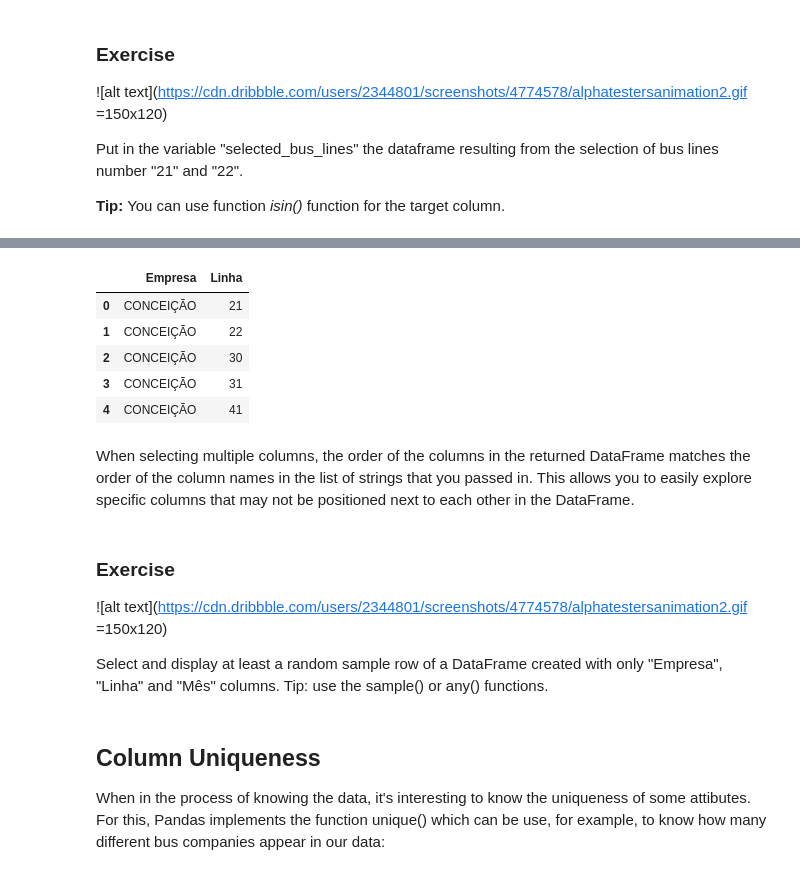
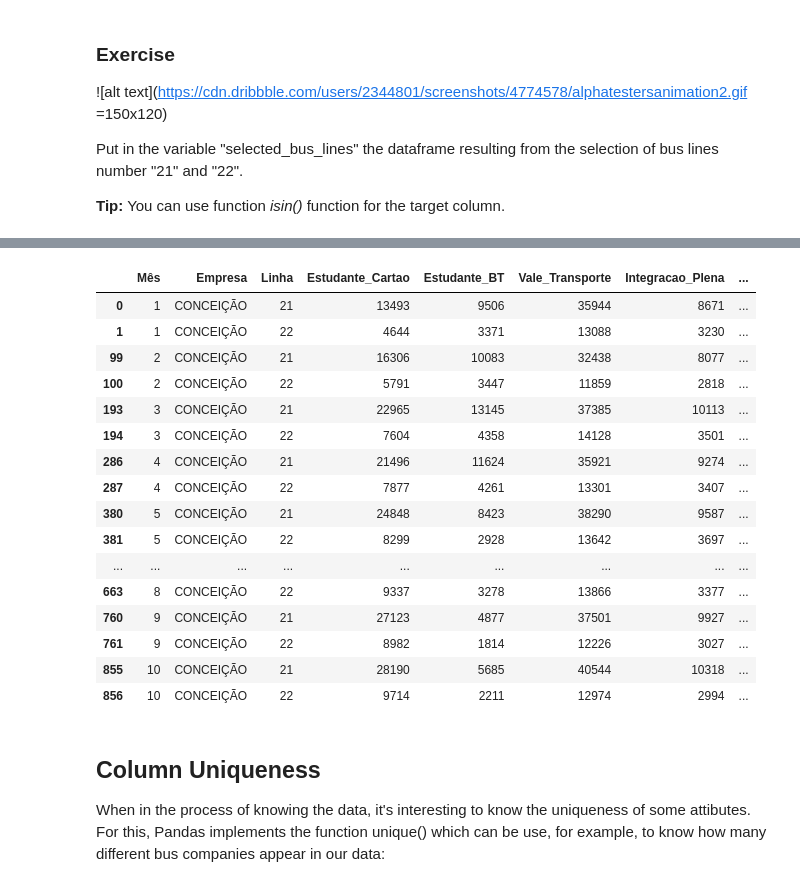
Before and after one commit to aguinaldoabbj/minicourse_flisol_natal_2019, a Jupyter notebook: extras/1_sol.ipynb, the cells around one changed output, grey strips where cells are left out. Cells and saved outputs as stored; diff of their text form; code cells hidden in the pictures.

```diff
--- a/extras/1_sol.ipynb
+++ b/extras/1_sol.ipynb
@@ -290,17 +370,0 @@ To select multiple columns, pass in a list of strings representing the column na
-# %%
-df[['Empresa','Linha']].head()
-# %% [output]
-|  | Empresa | Linha |
-| 0 | CONCEIÇÃO | 21 |
-| 1 | CONCEIÇÃO | 22 |
-| 2 | CONCEIÇÃO | 30 |
-| 3 | CONCEIÇÃO | 31 |
-| 4 | CONCEIÇÃO | 41 |
-# %% [markdown]
-When selecting multiple columns, the order of the columns in the returned DataFrame matches the order of the column names in the list of strings that you passed in. This allows you to easily explore specific columns that may not be positioned next to each other in the DataFrame.
-# %% [markdown]
-### Exercise
-
-![alt text](https://cdn.dribbble.com/users/2344801/screenshots/4774578/alphatestersanimation2.gif =150x120)
-
-Select and display at least a random sample row of a DataFrame created with only "Empresa", "Linha" and "Mês" columns. Tip: use the sample() or any() functions.
@@ -309,3 +371,24 @@ Select and display at least a random sample row of a DataFrame created with only
+# %%
+selected_bus_lines = df[df['Linha'].isin([21,22])]
+selected_bus_lines
+# %% [output]
+|  | Mês | Empresa | Linha | Estudante_Cartao | Estudante_BT | Vale_Transporte | Integracao_Plena | ... |
+| 0 | 1 | CONCEIÇÃO | 21 | 13493 | 9506 | 35944 | 8671 | ... |
+| 1 | 1 | CONCEIÇÃO | 22 | 4644 | 3371 | 13088 | 3230 | ... |
+| 99 | 2 | CONCEIÇÃO | 21 | 16306 | 10083 | 32438 | 8077 | ... |
+| 100 | 2 | CONCEIÇÃO | 22 | 5791 | 3447 | 11859 | 2818 | ... |
+| 193 | 3 | CONCEIÇÃO | 21 | 22965 | 13145 | 37385 | 10113 | ... |
+| 194 | 3 | CONCEIÇÃO | 22 | 7604 | 4358 | 14128 | 3501 | ... |
+| 286 | 4 | CONCEIÇÃO | 21 | 21496 | 11624 | 35921 | 9274 | ... |
+| 287 | 4 | CONCEIÇÃO | 22 | 7877 | 4261 | 13301 | 3407 | ... |
+| 380 | 5 | CONCEIÇÃO | 21 | 24848 | 8423 | 38290 | 9587 | ... |
+| 381 | 5 | CONCEIÇÃO | 22 | 8299 | 2928 | 13642 | 3697 | ... |
+| ... | ... | ... | ... | ... | ... | ... | ... | ... |
+| 663 | 8 | CONCEIÇÃO | 22 | 9337 | 3278 | 13866 | 3377 | ... |
+| 760 | 9 | CONCEIÇÃO | 21 | 27123 | 4877 | 37501 | 9927 | ... |
+| 761 | 9 | CONCEIÇÃO | 22 | 8982 | 1814 | 12226 | 3027 | ... |
+| 855 | 10 | CONCEIÇÃO | 21 | 28190 | 5685 | 40544 | 10318 | ... |
+| 856 | 10 | CONCEIÇÃO | 22 | 9714 | 2211 | 12974 | 2994 | ... |
 # %% [markdown]
 ## Column Uniqueness
 
```
Also changed, not shown: parts of 51 cells of this notebook.
